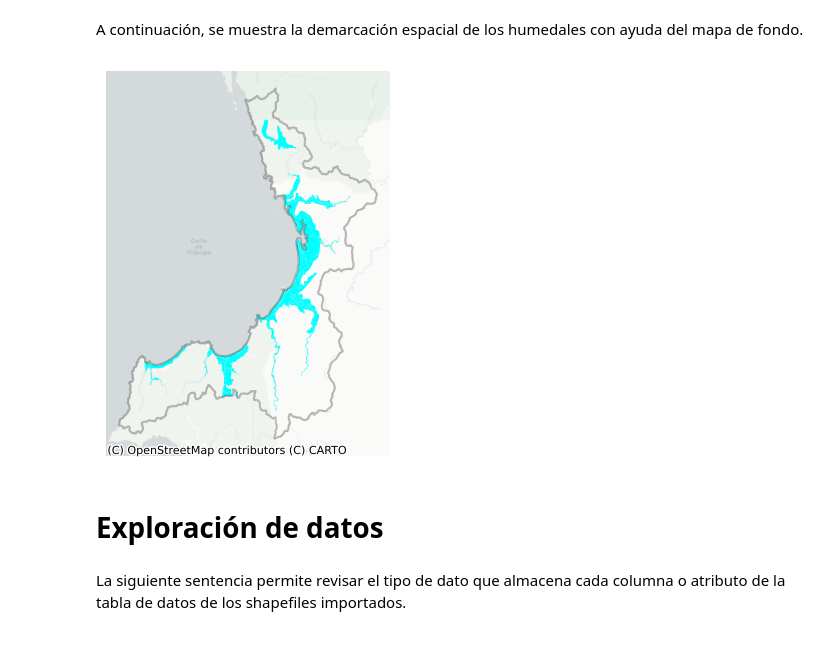
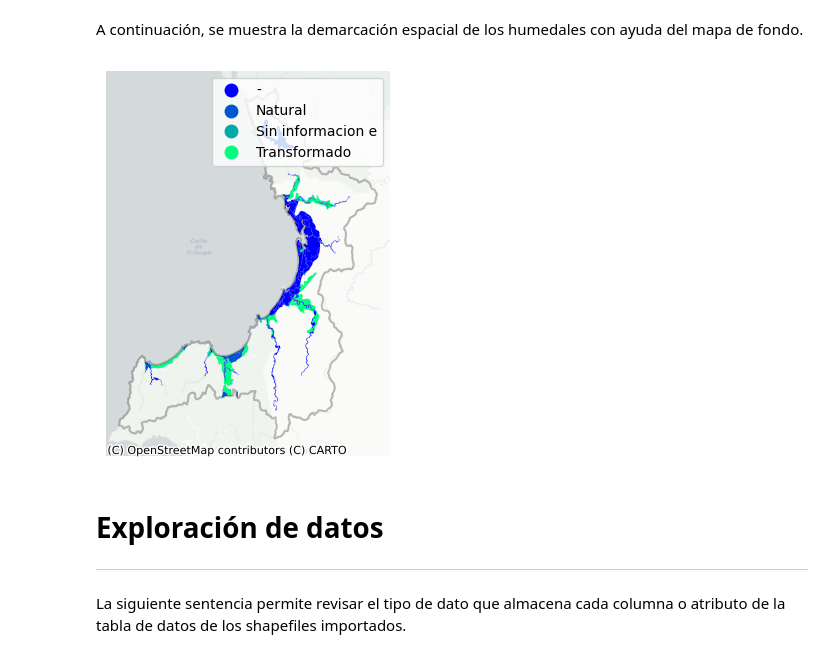
Before and after one commit to tdavila28/curso_IGAC_I_2023, a Jupyter notebook: curso_IGAC_I_2023_Nuquii.ipynb, the cells around one changed output. Drawn from its saved outputs; the diff is of its cells as text; code cells hidden in the pictures.

```diff
--- a/curso_IGAC_I_2023_Nuquii.ipynb
+++ b/curso_IGAC_I_2023_Nuquii.ipynb
@@ -40,7 +78,7 @@ Se descargan los shapefiles que están publicados en un Github y se descomprimen
 # %% [markdown]
 Para este ejemplo, cada shapefile representa una capa de información sobre el municipio de Nuquí. Se organizan las direcciones en orden alfabético.
 # %%
-ubicacion_shps = glob.glob(os.path.join("/content/curso_IGAC_I_2023_shps_Nuquii/","*.shp"))
+ubicacion_shps = glob.glob(os.path.join("/content/Nuqui_Manual_Python/","*.shp"))
 ubicacion_shps = sorted(ubicacion_shps)
 ubicacion_shps
 # %% [output]
@@ -55,8 +92,8 @@ ubicacion_shps
 Cada shapefile consta de una tabla, donde cada fila representa un elemento en el espacio y cada columna representa un atributo de ese elemento. Se importan los shapefiles de interés, tomando como referencia la numeración de las direcciones desplegadas anteriormente. La numeración o indexación en Python arranca desde cero (0). Normalente se utiliza en encoding utf-8 para referir a que se están utilizando caracteres propios del idimoa español (letras con acentos).
 # %%
 nuqui_hume = gpd.read_file( ubicacion_shps[0], encoding='utf-8' ) # Humedales
-nuqui_lulc = gpd.read_file( ubicacion_shps[3], encoding='utf-8' ) # Coberturas del suelo
-nuqui_area = gpd.read_file( ubicacion_shps[5], encoding='utf-8' ) # Geometriia del municipio de Nuquii
+nuqui_lulc = gpd.read_file( ubicacion_shps[2], encoding='utf-8' ) # Coberturas del suelo
+nuqui_area = gpd.read_file( ubicacion_shps[4], encoding='utf-8' ) # Geometriia del municipio de Nuquii
 # %% [markdown]
 La siguiente sentencia permite chequear el tipo de objeto al que apunta un nombre asignado.
 # %%
@@ -153,13 +205,15 @@ nuqui_area
 A continuación, se muestra la demarcación espacial de los humedales con ayuda del mapa de fondo.
 # %%
 ax = nuqui_area.boundary.plot(figsize=(5,5), edgecolor='k', alpha=0.25)
-nuqui_hume.plot(ax=ax, color='#00FFFF', alpha=1)
+nuqui_hume.plot(ax=ax,cmap='winter',alpha=1,column='Grado_Tran',legend=True)
 ax.set_axis_off()
 ctx.add_basemap(ax, source=ctx.providers.CartoDB.Positron)
+#ax.legend(loc='center left')
 # %% [output]
-[figure, old version]
+[figure, new version]
 # %% [markdown]
 # Exploración de datos
+---
 # %% [markdown]
 La siguiente sentencia permite revisar el tipo de dato que almacena cada columna o atributo de la tabla de datos de los shapefiles importados.
 # %%
```
Also changed, not shown: parts of 83 cells of this notebook.
